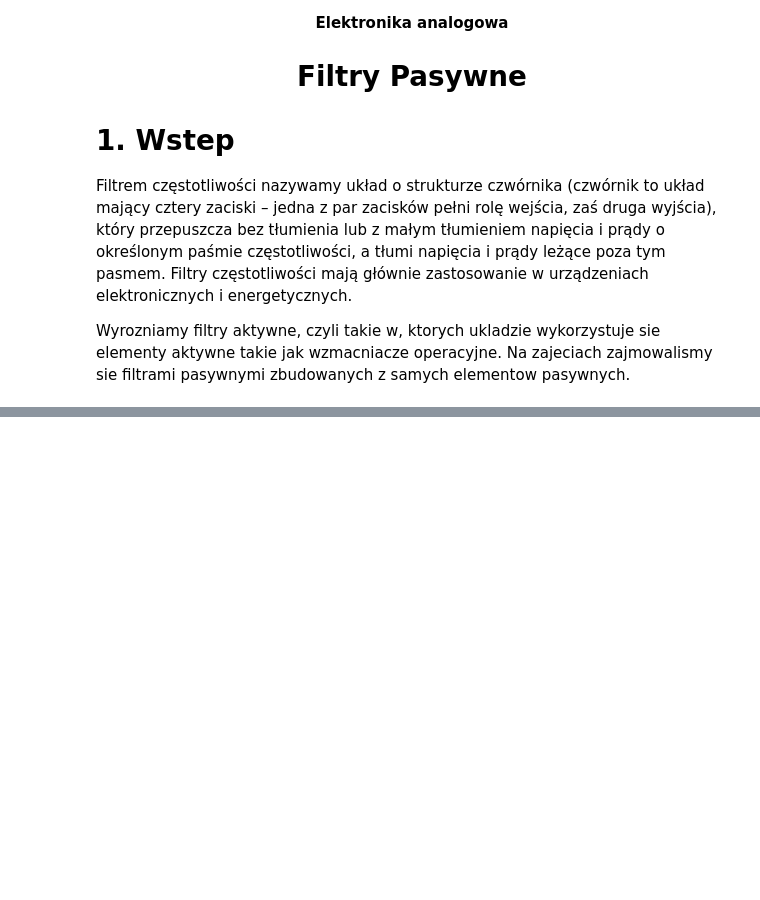
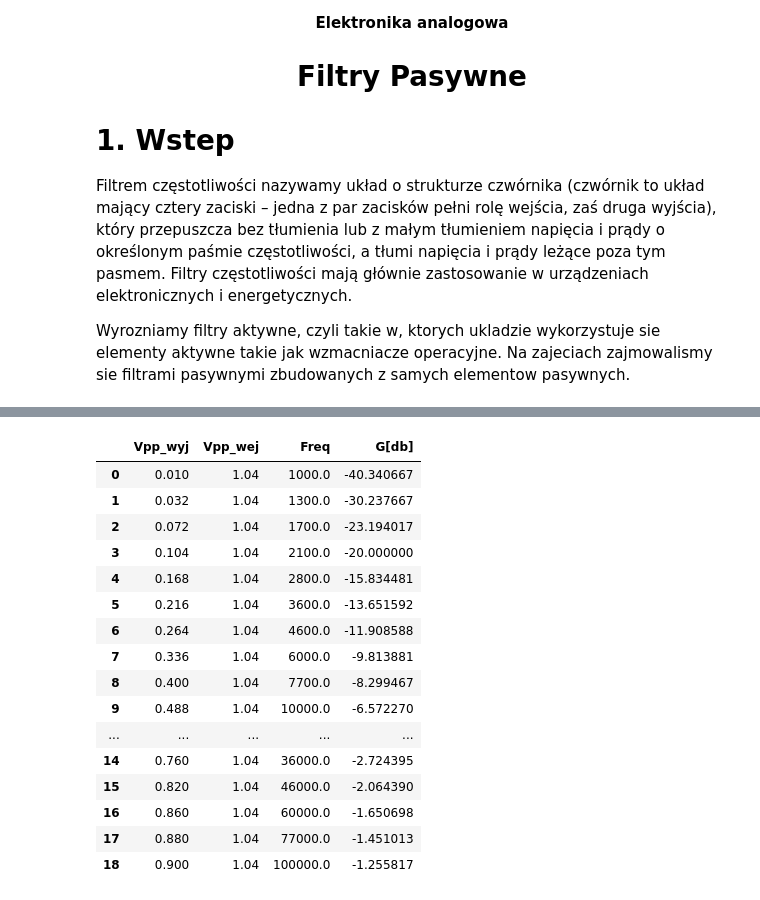
Before and after one commit to djmmatracki/Electronics, a Jupyter notebook: Lab2/main.ipynb, the cells around one changed output, grey strips where cells are left out. Cells and saved outputs as stored; diff of their text form; code cells hidden in the pictures; blank space fills up the shorter version.

```diff
--- a/Lab2/main.ipynb
+++ b/Lab2/main.ipynb
@@ -99,0 +109,24 @@ plt.show()
+# %%
+gornoPrzepustowy = pd.read_csv("gorno_przepustowy.csv", sep=";")
+gornoPrzepustowy["Vpp_wyj"] = gornoPrzepustowy["Vpp_wyj"] * 1e-3
+gornoPrzepustowy["Freq"] = gornoPrzepustowy["Freq"] * 1e3
+gornoPrzepustowy["G[db]"] = 20 * np.log10(gornoPrzepustowy["Vpp_wyj"] / gornoPrzepustowy["Vpp_wej"])
+gornoPrzepustowy
+# %% [output]
+|  | Vpp_wyj | Vpp_wej | Freq | G[db] |
+| 0 | 0.010 | 1.04 | 1000.0 | -40.340667 |
+| 1 | 0.032 | 1.04 | 1300.0 | -30.237667 |
+| 2 | 0.072 | 1.04 | 1700.0 | -23.194017 |
+| 3 | 0.104 | 1.04 | 2100.0 | -20.000000 |
+| 4 | 0.168 | 1.04 | 2800.0 | -15.834481 |
+| 5 | 0.216 | 1.04 | 3600.0 | -13.651592 |
+| 6 | 0.264 | 1.04 | 4600.0 | -11.908588 |
+| 7 | 0.336 | 1.04 | 6000.0 | -9.813881 |
+| 8 | 0.400 | 1.04 | 7700.0 | -8.299467 |
+| 9 | 0.488 | 1.04 | 10000.0 | -6.572270 |
+| ... | ... | ... | ... | ... |
+| 14 | 0.760 | 1.04 | 36000.0 | -2.724395 |
+| 15 | 0.820 | 1.04 | 46000.0 | -2.064390 |
+| 16 | 0.860 | 1.04 | 60000.0 | -1.650698 |
+| 17 | 0.880 | 1.04 | 77000.0 | -1.451013 |
+| 18 | 0.900 | 1.04 | 100000.0 | -1.255817 |
```
Also changed, not shown: parts of 8 cells of this notebook, 4 other files.
